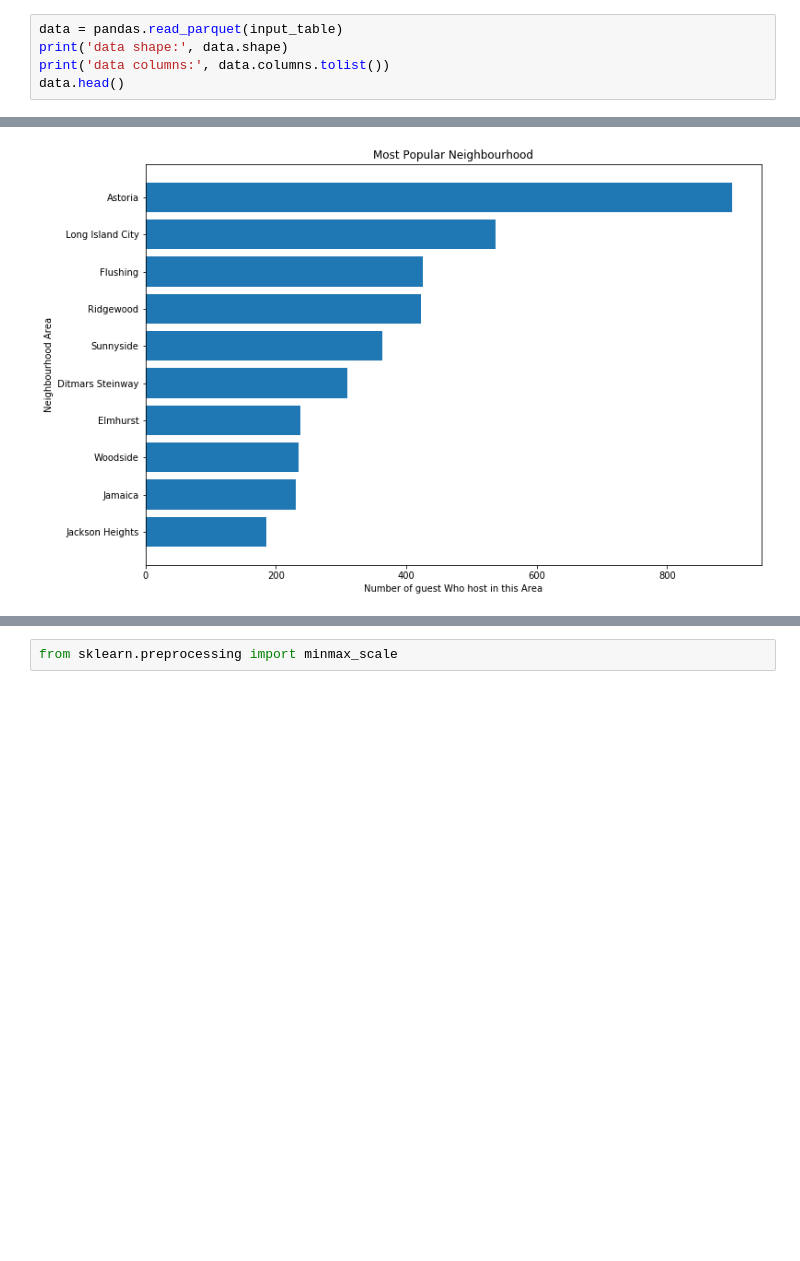
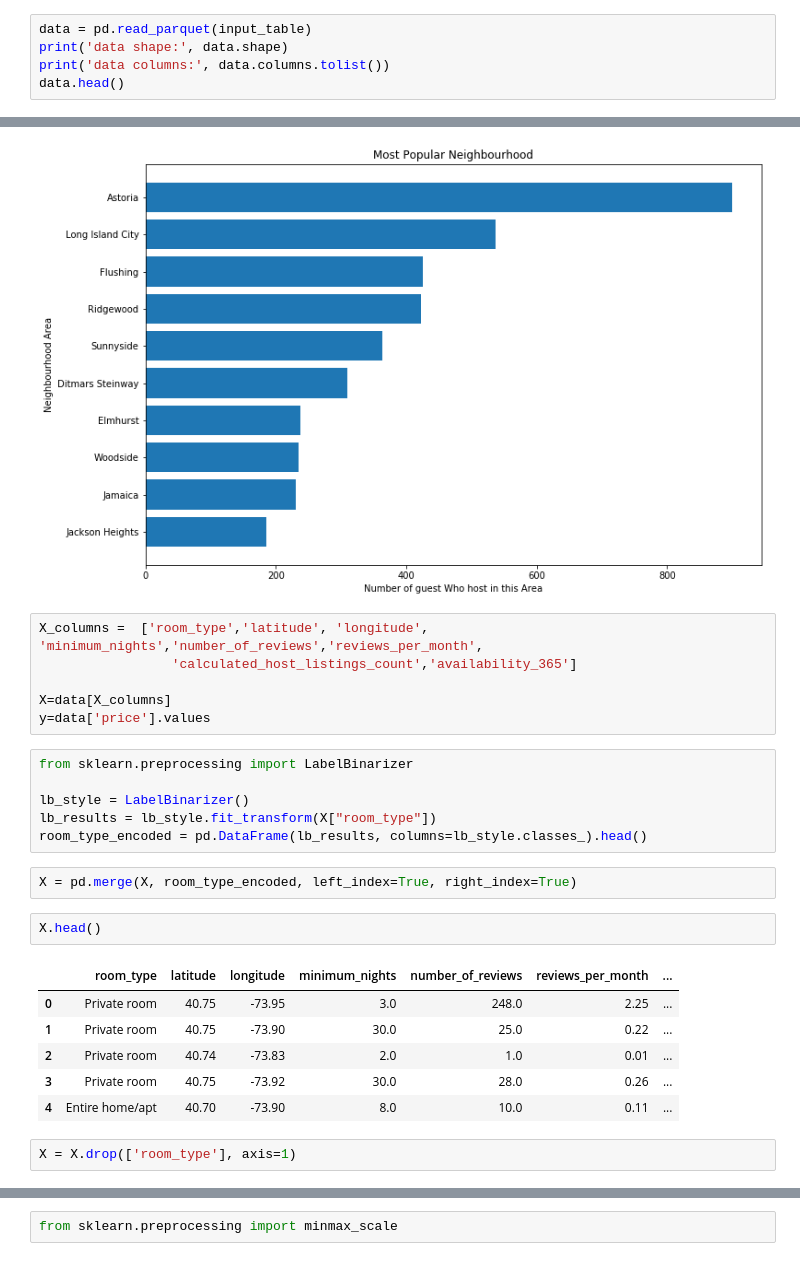
Before and after one commit to tciodaro/mit_ds_course, a Jupyter notebook: Code/Analysis/data_statistics.ipynb, the cells around one changed output, grey strips where cells are left out. Cells and saved outputs as stored; diff of their text form; blank space fills up the shorter version.

Commit message:
Atualizacao do data_statistics

```diff
--- a/Code/Analysis/data_statistics.ipynb
+++ b/Code/Analysis/data_statistics.ipynb
@@ -14,7 +14,7 @@ input_table = '../../Data/Processed/airbnb/airbnb.parquet'
 # %% [markdown]
 # Load Data
 # %%
-data = pandas.read_parquet(input_table)
+data = pd.read_parquet(input_table)
 print('data shape:', data.shape)
 print('data columns:', data.columns.tolist())
 data.head()
@@ -249,3 +249,28 @@ plt.barh(x, y)
 # %% [output]
 <BarContainer object of 10 artists>
 [figure]
+# %%
+X_columns =  ['room_type','latitude', 'longitude', 'minimum_nights','number_of_reviews','reviews_per_month',
+                 'calculated_host_listings_count','availability_365']
+
+X=data[X_columns]
+y=data['price'].values
+# %%
+from sklearn.preprocessing import LabelBinarizer
+
+lb_style = LabelBinarizer()
+lb_results = lb_style.fit_transform(X["room_type"])
+room_type_encoded = pd.DataFrame(lb_results, columns=lb_style.classes_).head()
+# %%
+X = pd.merge(X, room_type_encoded, left_index=True, right_index=True)
+# %%
+X.head()
+# %% [output]
+|  | room_type | latitude | longitude | minimum_nights | number_of_reviews | reviews_per_month | ... |
+| 0 | Private room | 40.75 | -73.95 | 3.0 | 248.0 | 2.25 | ... |
+| 1 | Private room | 40.75 | -73.90 | 30.0 | 25.0 | 0.22 | ... |
+| 2 | Private room | 40.74 | -73.83 | 2.0 | 1.0 | 0.01 | ... |
+| 3 | Private room | 40.75 | -73.92 | 30.0 | 28.0 | 0.26 | ... |
+| 4 | Entire home/apt | 40.70 | -73.90 | 8.0 | 10.0 | 0.11 | ... |
+# %%
+X = X.drop(['room_type'], axis=1)
```
Also changed, not shown: parts of 21 cells of this notebook.
